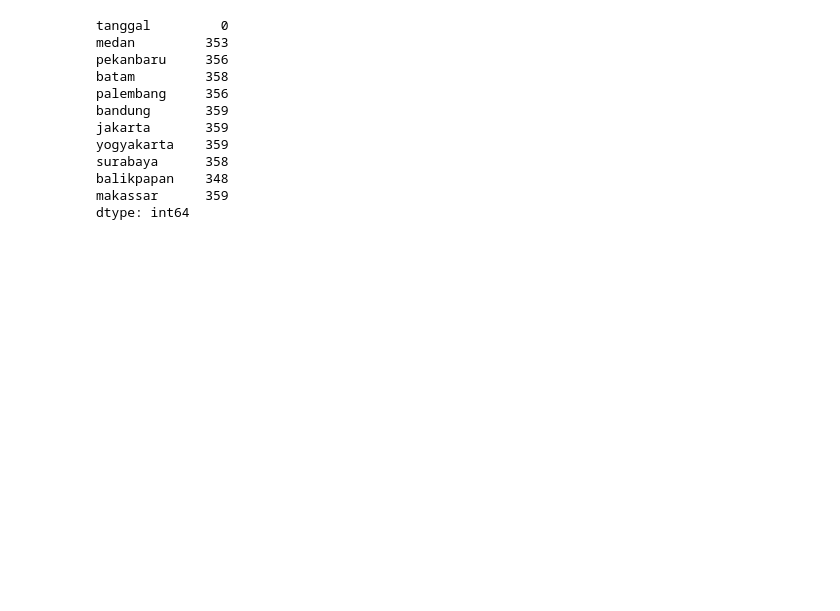
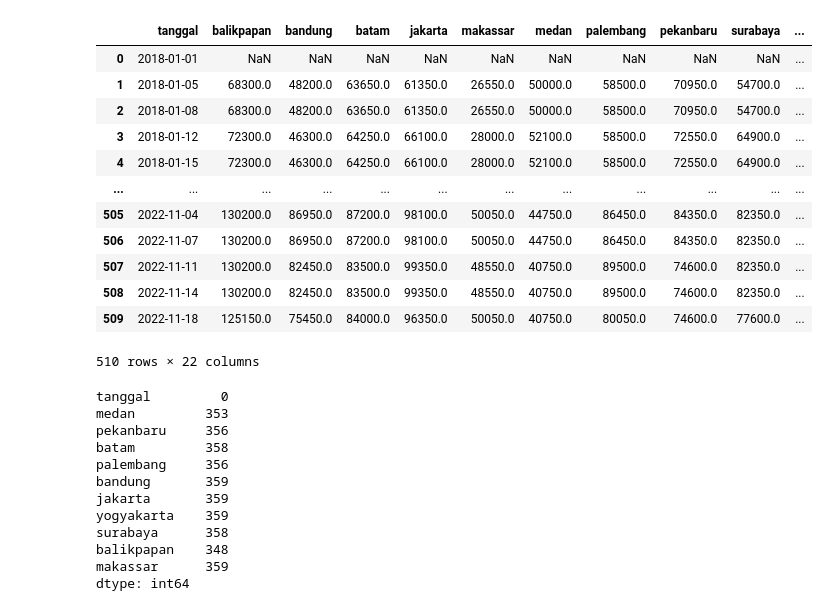
Before and after one commit to fakhrirobi/Anomaly_Detection_Cabe_Merah, a Jupyter notebook: Anomaly_Detection.ipynb, the cells around one changed output. Cells and saved outputs as stored; diff of their text form; code cells hidden in the pictures; blank space fills up the shorter version.

```diff
--- a/Anomaly_Detection.ipynb
+++ b/Anomaly_Detection.ipynb
@@ -18,0 +42,3 @@ da
+# %%
+parsed_data_log = parsed_data.copy()
+parsed_data_log.index = [x for x in range(parsed_data_log.shape[0])]
@@ -18,0 +83,16 @@ da
+# %%
+parsed_data_log
+# %% [output]
+|  | tanggal | balikpapan | bandung | batam | jakarta | makassar | medan | palembang | pekanbaru | surabaya | ... |
+| 0 | 2018-01-01 | NaN | NaN | NaN | NaN | NaN | NaN | NaN | NaN | NaN | ... |
+| 1 | 2018-01-05 | 68300.0 | 48200.0 | 63650.0 | 61350.0 | 26550.0 | 50000.0 | 58500.0 | 70950.0 | 54700.0 | ... |
+| 2 | 2018-01-08 | 68300.0 | 48200.0 | 63650.0 | 61350.0 | 26550.0 | 50000.0 | 58500.0 | 70950.0 | 54700.0 | ... |
+| 3 | 2018-01-12 | 72300.0 | 46300.0 | 64250.0 | 66100.0 | 28000.0 | 52100.0 | 58500.0 | 72550.0 | 64900.0 | ... |
+| 4 | 2018-01-15 | 72300.0 | 46300.0 | 64250.0 | 66100.0 | 28000.0 | 52100.0 | 58500.0 | 72550.0 | 64900.0 | ... |
+| ... | ... | ... | ... | ... | ... | ... | ... | ... | ... | ... | ... |
+| 505 | 2022-11-04 | 130200.0 | 86950.0 | 87200.0 | 98100.0 | 50050.0 | 44750.0 | 86450.0 | 84350.0 | 82350.0 | ... |
+| 506 | 2022-11-07 | 130200.0 | 86950.0 | 87200.0 | 98100.0 | 50050.0 | 44750.0 | 86450.0 | 84350.0 | 82350.0 | ... |
+| 507 | 2022-11-11 | 130200.0 | 82450.0 | 83500.0 | 99350.0 | 48550.0 | 40750.0 | 89500.0 | 74600.0 | 82350.0 | ... |
+| 508 | 2022-11-14 | 130200.0 | 82450.0 | 83500.0 | 99350.0 | 48550.0 | 40750.0 | 89500.0 | 74600.0 | 82350.0 | ... |
+| 509 | 2022-11-18 | 125150.0 | 75450.0 | 84000.0 | 96350.0 | 50050.0 | 40750.0 | 80050.0 | 74600.0 | 77600.0 | ... |
+510 rows × 22 columns
```
Also changed, not shown: parts of 40 cells of this notebook.
